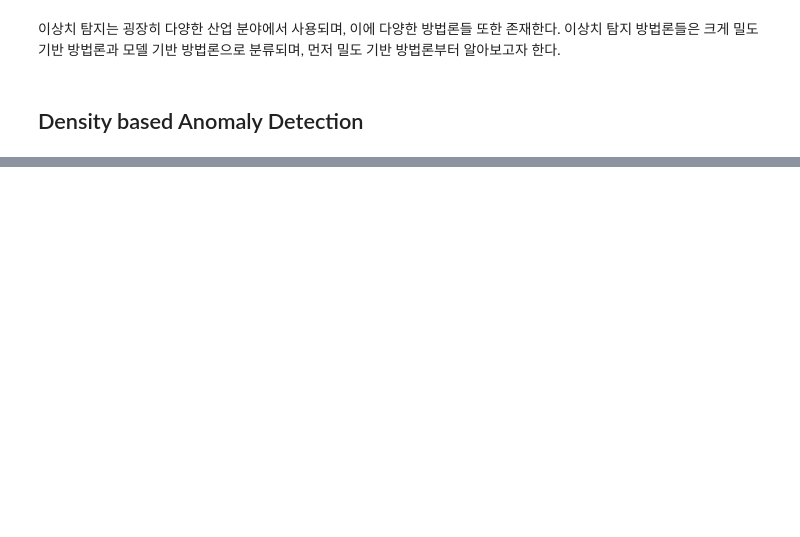
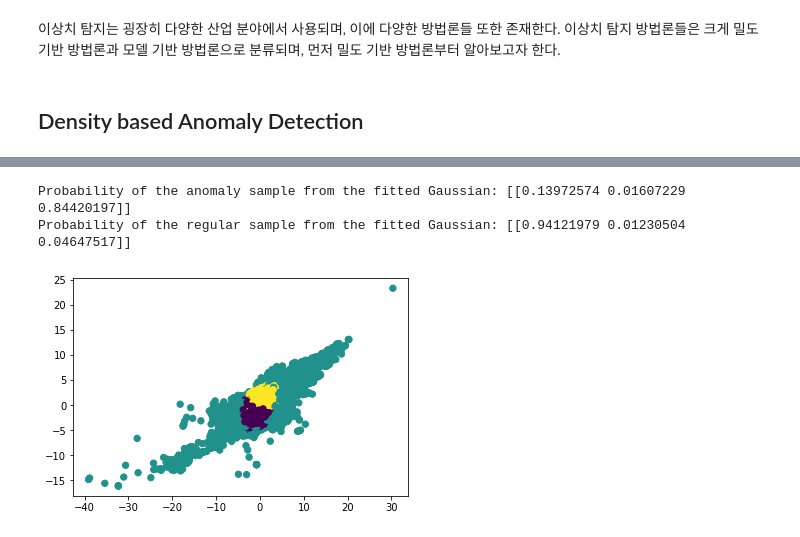
Before and after one commit to tomtom1103/The_Helvetica_Scenario, a Jupyter notebook: anomaly_detection/anomaly_detection_tutorial.ipynb, the cells around one changed output, grey strips where cells are left out. Cells and saved outputs as stored; diff of their text form; code cells hidden in the pictures; blank space fills up the shorter version.

```diff
--- a/anomaly_detection/anomaly_detection_tutorial.ipynb
+++ b/anomaly_detection/anomaly_detection_tutorial.ipynb
@@ -69,0 +237,19 @@ df
+# %%
+anomaly_sample = df.loc[df.Class==1].iloc[-1]
+regular_sample = df.loc[df.Class==0].iloc[-1]
+anomaly_sample = np.array(anomaly_sample[[rand_1, rand_2, rand_3]])
+regular_sample = np.array(regular_sample[[rand_1, rand_2, rand_3]])
+print(f'Probability of the anomaly sample from the fitted Gaussian: {gmm.predict_proba(anomaly_sample.reshape(1, -1))}')
+print(f'Probability of the regular sample from the fitted Gaussian: {gmm.predict_proba(regular_sample.reshape(1, -1))}')
+# %% [output]
+Probability of the anomaly sample from the fitted Gaussian: [[0.13972574 0.01607229 0.84420197]]
+Probability of the regular sample from the fitted Gaussian: [[0.94121979 0.01230504 0.04647517]]
+# %%
+x = np.array(df[[rand_1, rand_2, rand_3]])
+rng = np.random.RandomState(13)
+x_stretched = np.dot(x, rng.randn(3, 3))
+gmm = GaussianMixture(n_components=3, covariance_type='full').fit(x_stretched)
+labels = gmm.predict(x_stretched)
+plt.scatter(x_stretched[:, 0], x_stretched[:, 1], c=labels, s=40, cmap='viridis');
+# %% [output]
+[figure, added]
```
Also changed, not shown: parts of 31 cells of this notebook, 3 other files.
